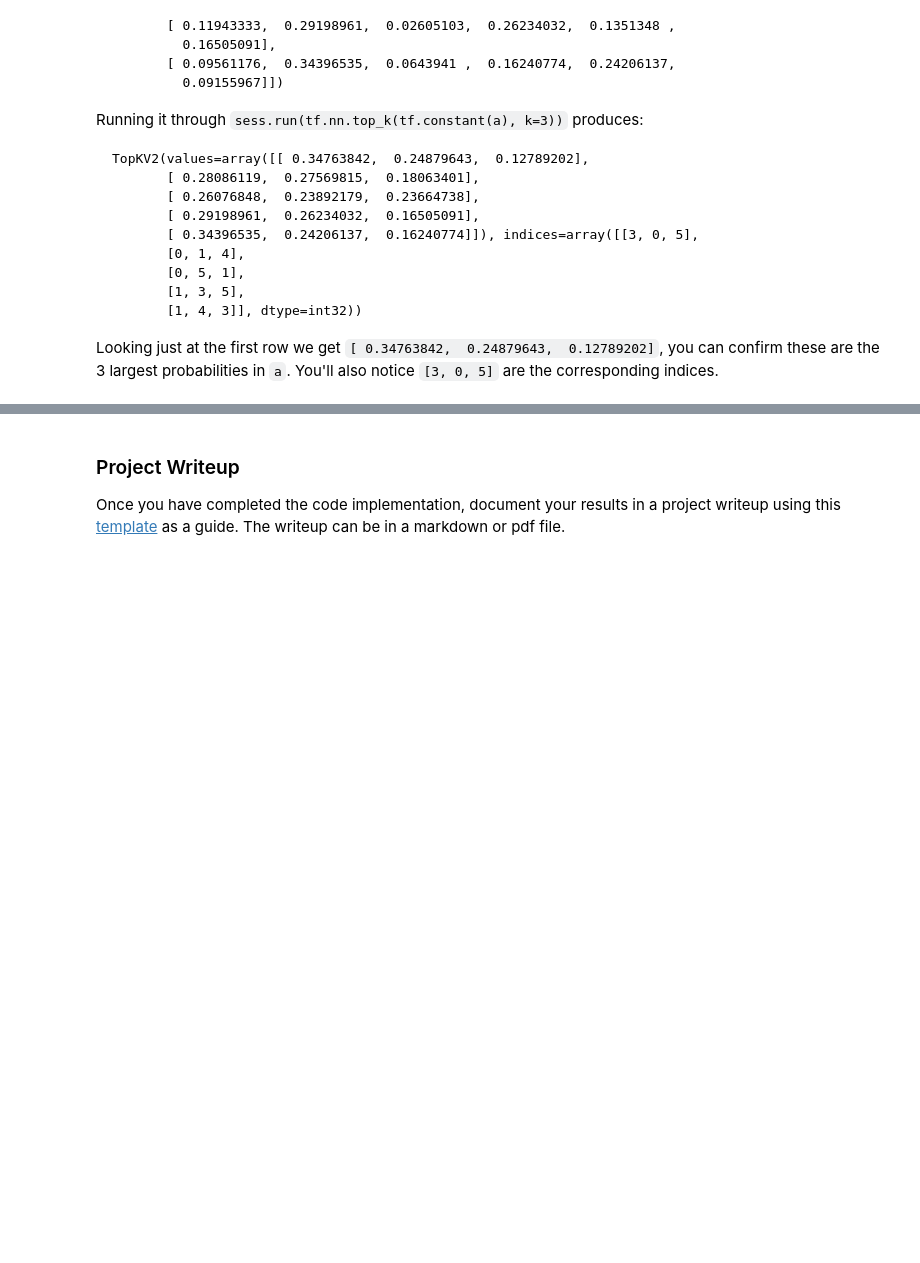
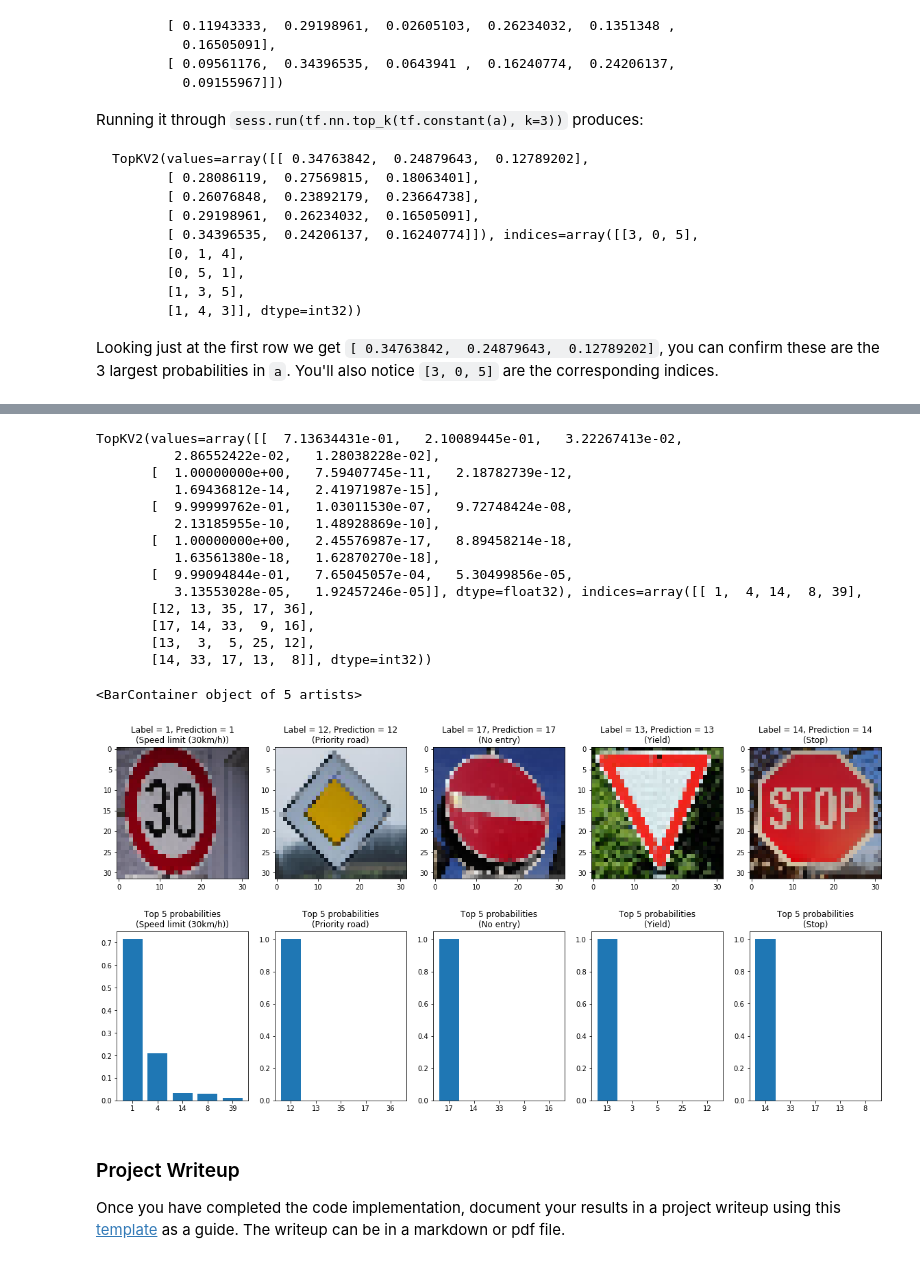
Before and after one commit to shakeelr/CarND-Traffic-Sign-Classifier-Project, a Jupyter notebook: Traffic_Sign_Classifier.ipynb, the cells around one changed output, grey strips where cells are left out. Drawn from its saved outputs; the diff is of its cells as text; code cells hidden in the pictures; blank space fills up the shorter version.

```diff
--- a/Traffic_Sign_Classifier.ipynb
+++ b/Traffic_Sign_Classifier.ipynb
@@ -599,7 +608,8 @@ ax5.imshow(X_new[4])
 ### Run the predictions here and use the model to output the prediction for each image.
 ### Make sure to pre-process the images with the same pre-processing pipeline used earlier.
 ### Feel free to use as many code cells as needed.
-X_new_pp = preprocess(X_new)
+X_new_pp = np.copy(X_new)
+X_new_pp = preprocess(X_new_pp)
 # %%
 with tf.Session() as sess:
     saver.restore(sess, './deeplenet.ckpt')
@@ -720,3 +689,49 @@ TopKV2(values=array([[  9.00698245e-01,   6.05905168e-02,   2.81270035e-02,
+# %%
+### Print out the top five softmax probabilities for the predictions on the German traffic sign images found on the web.
+### Feel free to use as many code cells as needed.
+with tf.Session() as sess:
+    deeplenet_top5 = sess.run(tf.nn.top_k(tf.constant(deeplenet_new_probs), k=5))
+
+print(deeplenet_top5)
+
+f, ((ax1, ax2, ax3, ax4, ax5),(ax6, ax7, ax8, ax9, ax10)) = plt.subplots(2, 5, figsize=(20,10))
+ax1.set_title('Label = ' + str(y_new[0]) + ", Prediction = " + str(predictions[0]) + "\n(" + signnames[y_new[0]]+ ")")
+ax1.imshow(X_new[0])
+ax2.set_title('Label = ' + str(y_new[1]) + ", Prediction = " + str(predictions[1]) + "\n(" + signnames[y_new[1]]+ ")")
+ax2.imshow(X_new[1])
+ax3.set_title('Label = ' + str(y_new[2]) + ", Prediction = " + str(predictions[2]) + "\n(" + signnames[y_new[2]]+ ")")
+ax3.imshow(X_new[2])
+ax4.set_title('Label = ' + str(y_new[3]) + ", Prediction = " + str(predictions[3]) + "\n(" + signnames[y_new[3]]+ ")")
+ax4.imshow(X_new[3])
+ax5.set_title('Label = ' + str(y_new[4]) + ", Prediction = " + str(predictions[4]) + "\n(" + signnames[y_new[4]]+ ")")
+ax5.imshow(X_new[4])
+ax6.set_title('Top 5 probabilities' + "\n(" + signnames[y_new[0]]+ ")")
+ax6.bar([str(value) for value in deeplenet_top5.indices[0]],deeplenet_top5.values[0])
+ax7.set_title('Top 5 probabilities' + "\n(" + signnames[y_new[1]]+ ")")
+ax7.bar([str(value) for value in deeplenet_top5.indices[1]],deeplenet_top5.values[1])
+ax8.set_title('Top 5 probabilities' + "\n(" + signnames[y_new[2]]+ ")")
+ax8.bar([str(value) for value in deeplenet_top5.indices[2]],deeplenet_top5.values[2])
+ax9.set_title('Top 5 probabilities' + "\n(" + signnames[y_new[3]]+ ")")
+ax9.bar([str(value) for value in deeplenet_top5.indices[3]],deeplenet_top5.values[3])
+ax10.set_title('Top 5 probabilities' + "\n(" + signnames[y_new[4]]+ ")")
+ax10.bar([str(value) for value in deeplenet_top5.indices[4]],deeplenet_top5.values[4])
+# %% [output]
+TopKV2(values=array([[  7.13634431e-01,   2.10089445e-01,   3.22267413e-02,
+          2.86552422e-02,   1.28038228e-02],
+       [  1.00000000e+00,   7.59407745e-11,   2.18782739e-12,
+          1.69436812e-14,   2.41971987e-15],
+       [  9.99999762e-01,   1.03011530e-07,   9.72748424e-08,
+          2.13185955e-10,   1.48928869e-10],
+       [  1.00000000e+00,   2.45576987e-17,   8.89458214e-18,
+          1.63561380e-18,   1.62870270e-18],
+       [  9.99094844e-01,   7.65045057e-04,   5.30499856e-05,
+          3.13553028e-05,   1.92457246e-05]], dtype=float32), indices=array([[ 1,  4, 14,  8, 39],
+       [12, 13, 35, 17, 36],
+       [17, 14, 33,  9, 16],
+       [13,  3,  5, 25, 12],
+       [14, 33, 17, 13,  8]], dtype=int32))
+<BarContainer object of 5 artists>
+[figure, added]
 # %% [markdown]
 ### Project Writeup
 
```
Also changed, not shown: parts of 15 cells of this notebook, 8 other files.
